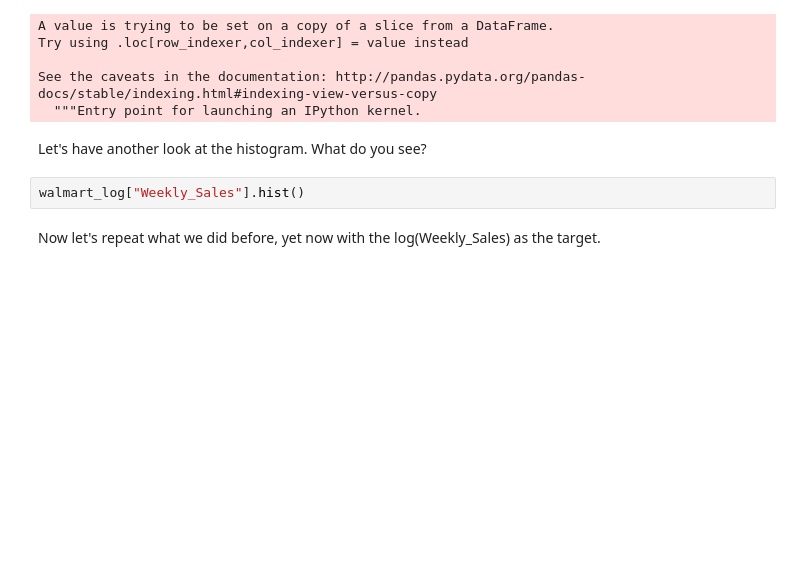
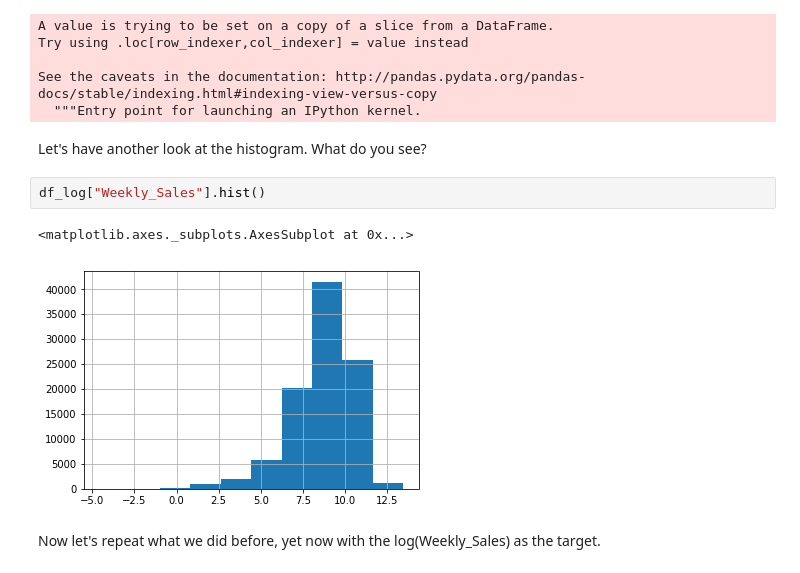
Before and after one commit to msas111/dsc-1-12-11-modeling-our-data-lab-online-ds-sp-000, a Jupyter notebook: index.ipynb, the cells around one changed output. Drawn from its saved outputs; the diff is of its cells as text; blank space fills up the shorter version.

```diff
--- a/index.ipynb
+++ b/index.ipynb
@@ -245,7 +245,10 @@ See the caveats in the documentation: http://pandas.pydata.org/pandas-docs/stabl
 # %% [markdown]
 Let's have another look at the histogram. What do you see?
 # %%
-walmart_log["Weekly_Sales"].hist()
+df_log["Weekly_Sales"].hist()
+# %% [output]
+<matplotlib.axes._subplots.AxesSubplot at 0x...>
+[figure, added]
 # %% [markdown]
 Now let's repeat what we did before, yet now with the log(Weekly_Sales) as the target.
 # %% [markdown]
```
